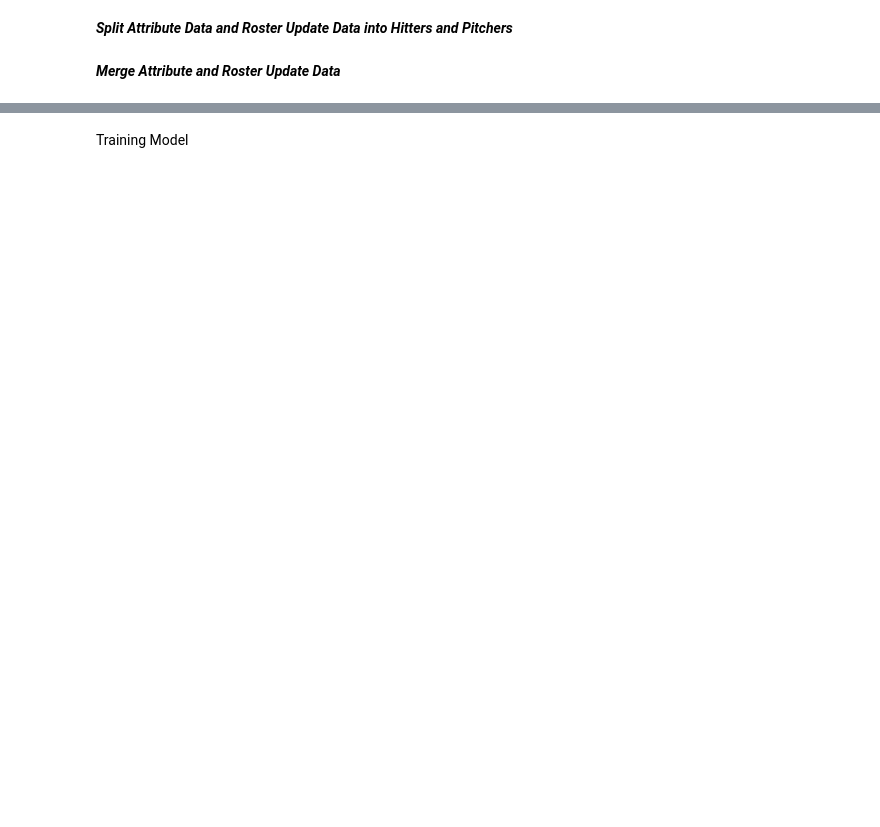
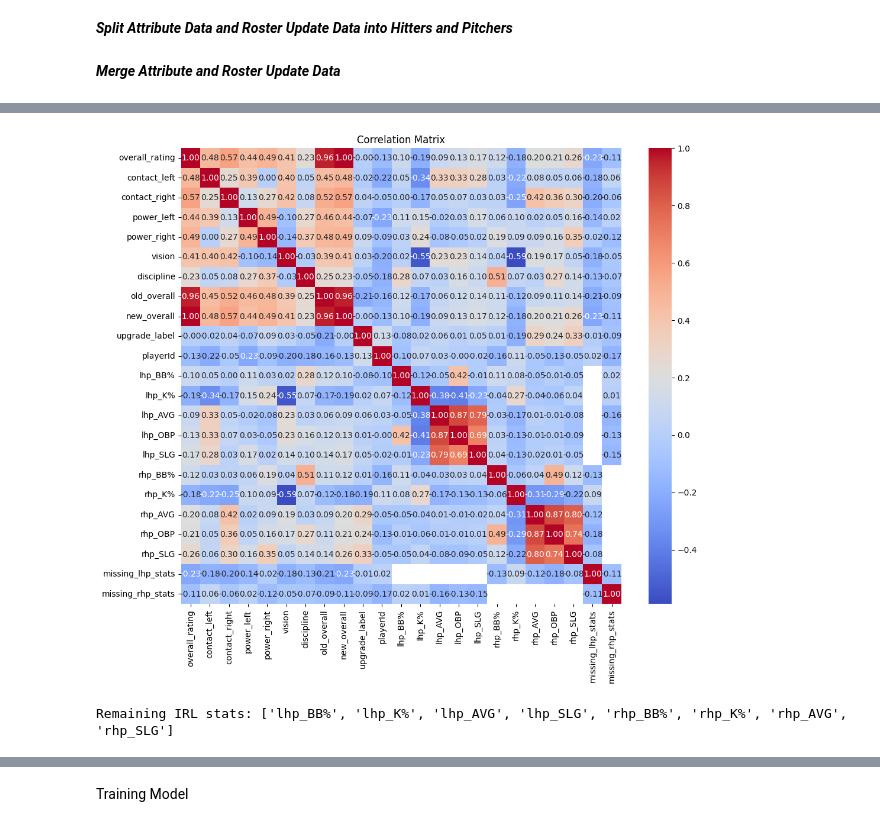
Before and after one commit to BigMike712/mlb-market-app, a Jupyter notebook: ML/notebooks/data_extraction.ipynb, the cells around one changed output, grey strips where cells are left out. Drawn from its saved outputs; the diff is of its cells as text; code cells hidden in the pictures; blank space fills up the shorter version.

```diff
--- a/ML/notebooks/data_extraction.ipynb
+++ b/ML/notebooks/data_extraction.ipynb
@@ -143,0 +255,19 @@ training_df.count()
+# %%
+import seaborn as sns
+import matplotlib.pyplot as plt
+
+corr = num_features.corr()
+plt.figure(figsize=(12, 10))
+sns.heatmap(corr, annot=True, fmt=".2f", cmap='coolwarm')
+plt.title('Correlation Matrix')
+plt.show()
+# %% [output]
+[figure, added]
+# %%
+# Dropping OBP as it seems to be a redundant feature
+df = df.drop(columns=[col for col in df.columns if col.endswith('_OBP')])
+# Preview IRL stat columns left
+irl_stats = [col for col in df.columns if col.startswith('lhp_') or col.startswith('rhp_')]
+print("Remaining IRL stats:", irl_stats)
+# %% [output]
+Remaining IRL stats: ['lhp_BB%', 'lhp_K%', 'lhp_AVG', 'lhp_SLG', 'rhp_BB%', 'rhp_K%', 'rhp_AVG', 'rhp_SLG']
```
Also changed, not shown: parts of 22 cells of this notebook, 10 other files.
